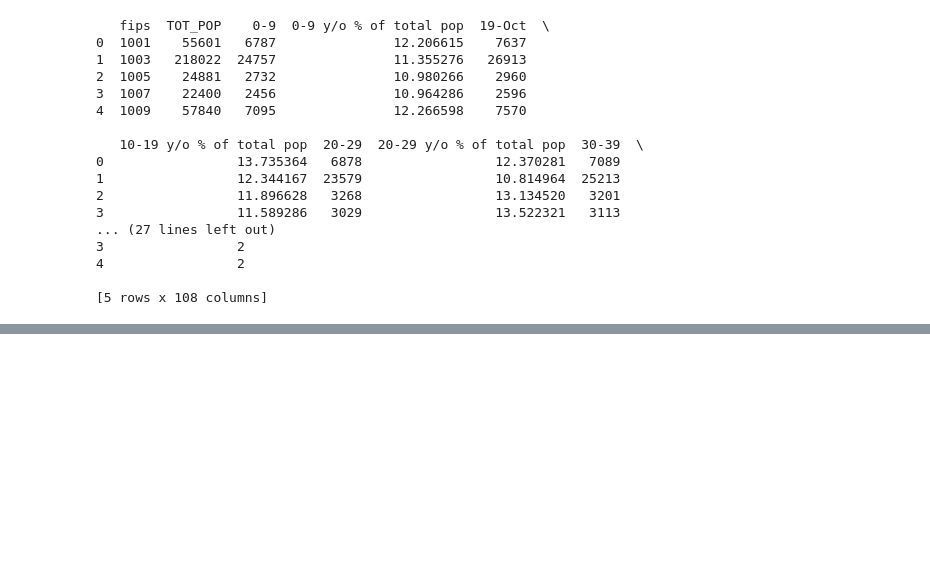
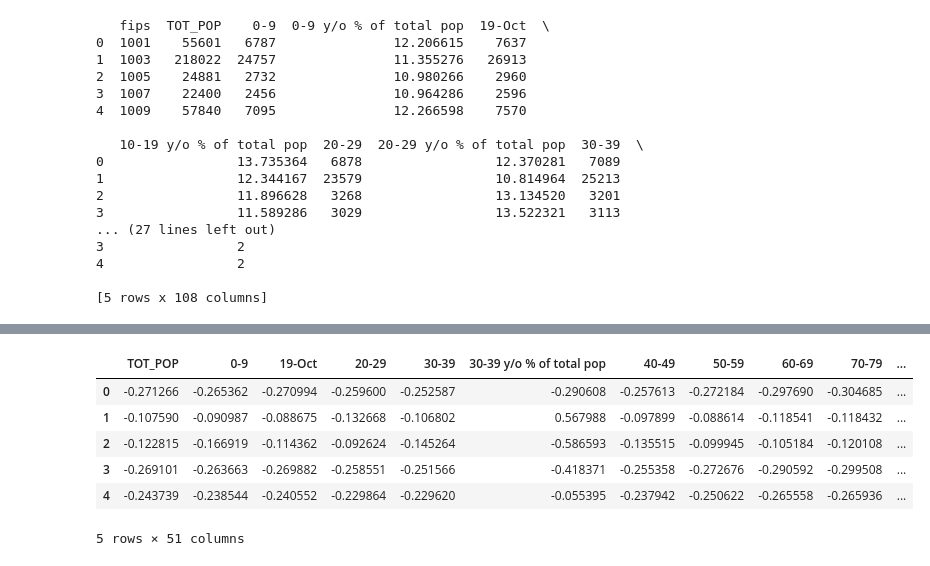
Before and after one commit to leandro-reguero/reg-linear-regression, a Jupyter notebook: src/explore.ipynb, the cells around one changed output, grey strips where cells are left out. Cells and saved outputs as stored; diff of their text form; code cells hidden in the pictures; blank space fills up the shorter version.

```diff
--- a/src/explore.ipynb
+++ b/src/explore.ipynb
@@ -34,0 +112,22 @@ rawdata.to_csv(r"C:\Users\34616\Documents\4GEEKS\clases\clase19_RegresionLineal_
+# %%
+data_types = data.dtypes
+num_vars = data_types[data_types != "object"].index
+cat_vars = data_types[data_types == "object"].index
+
+num_vars = list(num_vars)
+cat_vars = list(cat_vars)
+
+print(num_vars)
+
+target_var = "Heart disease_number"
+other_targets = ["Heart disease_Upper 95% CI", "Heart disease_prevalence", "Heart disease_Lower 95% CI"]
+
+for i in list(num_vars):
+    if i == target_var:
+        num_vars.remove(i)
+    for t in other_targets:
+        if i == t:
+            num_vars.remove(i)
+
+print(num_vars)
+print(cat_vars)
@@ -34,0 +242,18 @@ rawdata.to_csv(r"C:\Users\34616\Documents\4GEEKS\clases\clase19_RegresionLineal_
+# %%
+train_data = pd.read_csv('../data/processed/clean_train.csv')
+test_data = pd.read_csv('../data/processed/clean_test.csv')
+
+X_train = train_data.drop([target_var], axis = 1)
+X_test = test_data.drop([target_var], axis = 1)
+y_train = train_data[target_var]
+y_test = test_data[target_var]
+
+X_train.head()
+# %% [output]
+|  | TOT_POP | 0-9 | 19-Oct | 20-29 | 30-39 | 30-39 y/o % of total pop | 40-49 | 50-59 | 60-69 | 70-79 | ... |
+| 0 | -0.271266 | -0.265362 | -0.270994 | -0.259600 | -0.252587 | -0.290608 | -0.257613 | -0.272184 | -0.297690 | -0.304685 | ... |
+| 1 | -0.107590 | -0.090987 | -0.088675 | -0.132668 | -0.106802 | 0.567988 | -0.097899 | -0.088614 | -0.118541 | -0.118432 | ... |
+| 2 | -0.122815 | -0.166919 | -0.114362 | -0.092624 | -0.145264 | -0.586593 | -0.135515 | -0.099945 | -0.105184 | -0.120108 | ... |
+| 3 | -0.269101 | -0.263663 | -0.269882 | -0.258551 | -0.251566 | -0.418371 | -0.255358 | -0.272676 | -0.290592 | -0.299508 | ... |
+| 4 | -0.243739 | -0.238544 | -0.240552 | -0.229864 | -0.229620 | -0.055395 | -0.237942 | -0.250622 | -0.265558 | -0.265936 | ... |
+5 rows × 51 columns
```
Also changed, not shown: parts of 20 cells of this notebook.
